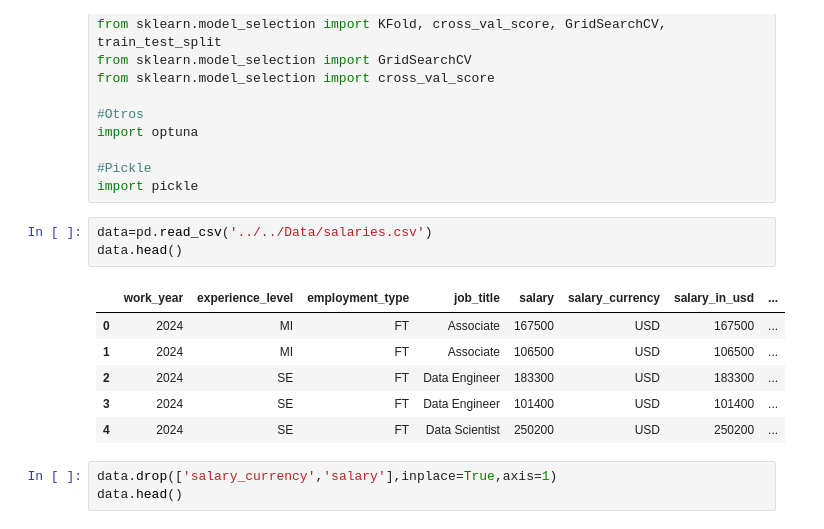
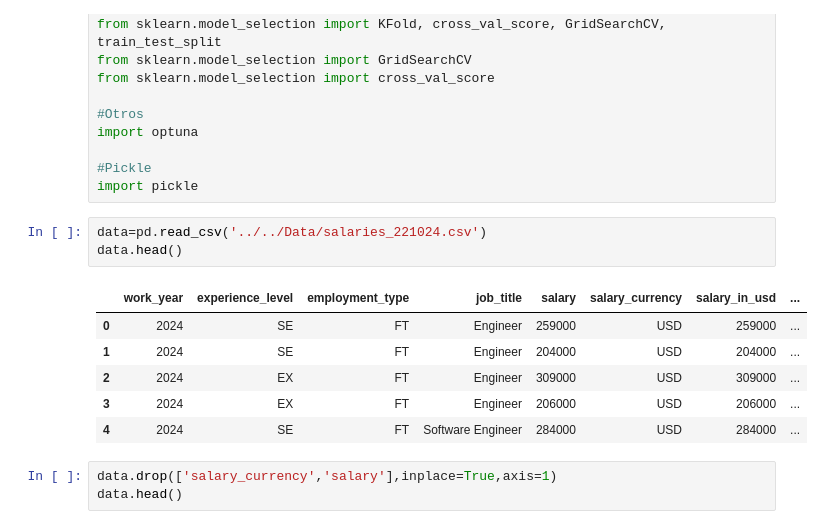
Before and after one commit to juankquintana/prediccion_salarios, a Jupyter notebook: Models/Regression/RegressionJCQ.ipynb, the cells around one changed output. Drawn from its saved outputs; the diff is of its cells as text.

Commit message:
Iniciar correccion data

```diff
--- a/Models/Regression/RegressionJCQ.ipynb
+++ b/Models/Regression/RegressionJCQ.ipynb
@@ -31,15 +31,15 @@ import optuna
 #Pickle
 import pickle
 # %%
-data=pd.read_csv('../../Data/salaries.csv')
+data=pd.read_csv('../../Data/salaries_221024.csv')
 data.head()
 # %% [output]
 |  | work_year | experience_level | employment_type | job_title | salary | salary_currency | salary_in_usd | ... |
-| 0 | 2024 | MI | FT | Associate | 167500 | USD | 167500 | ... |
-| 1 | 2024 | MI | FT | Associate | 106500 | USD | 106500 | ... |
-| 2 | 2024 | SE | FT | Data Engineer | 183300 | USD | 183300 | ... |
-| 3 | 2024 | SE | FT | Data Engineer | 101400 | USD | 101400 | ... |
-| 4 | 2024 | SE | FT | Data Scientist | 250200 | USD | 250200 | ... |
+| 0 | 2024 | SE | FT | Engineer | 259000 | USD | 259000 | ... |
+| 1 | 2024 | SE | FT | Engineer | 204000 | USD | 204000 | ... |
+| 2 | 2024 | EX | FT | Engineer | 309000 | USD | 309000 | ... |
+| 3 | 2024 | EX | FT | Engineer | 206000 | USD | 206000 | ... |
+| 4 | 2024 | SE | FT | Software Engineer | 284000 | USD | 284000 | ... |
 # %%
 data.drop(['salary_currency','salary'],inplace=True,axis=1)
 data.head()
```
